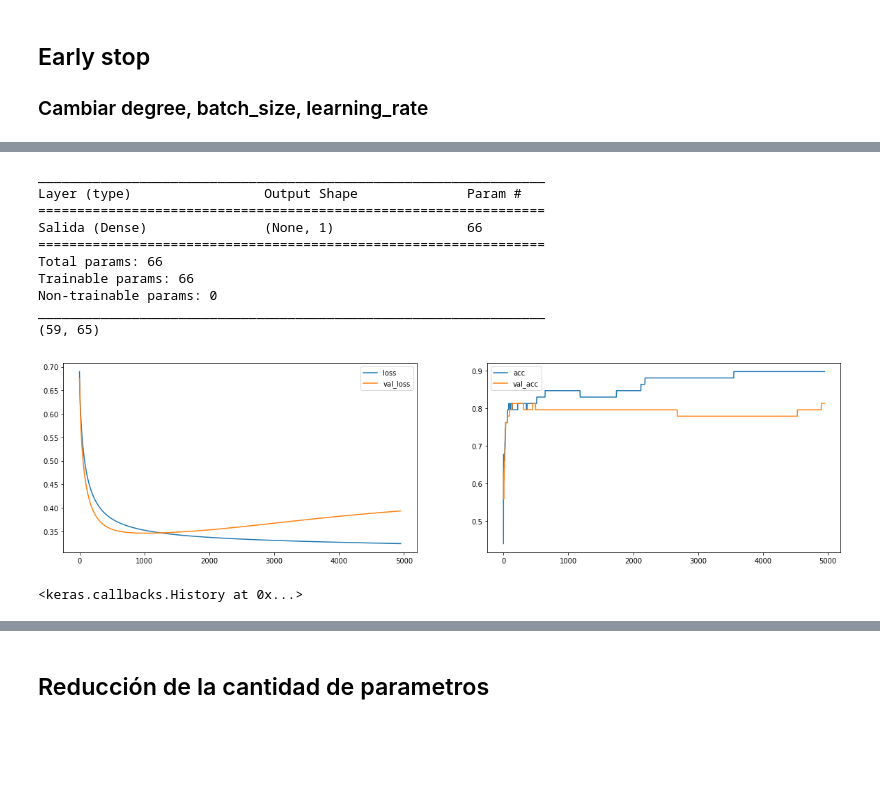
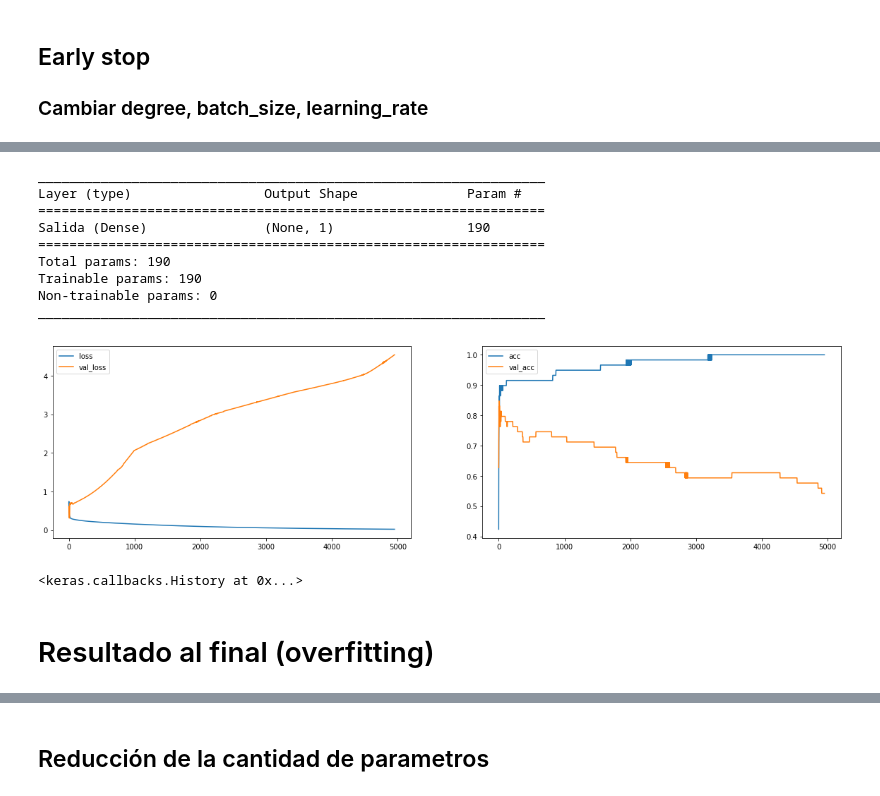
Before and after one commit to lab-ml-itba/4-Regularizacion, a Jupyter notebook: 0-Regularizacion-Teoria.ipynb, the cells around one changed output, grey strips where cells are left out. Saved outputs shown, nothing was run; the diff lists cells and outputs as text; code cells hidden in the pictures; blank space fills up the shorter version.

```diff
--- a/0-Regularizacion-Teoria.ipynb
+++ b/0-Regularizacion-Teoria.ipynb
@@ -85,42 +93,43 @@ from matplotlib import pyplot as plt
 # %%
 def get_basic_model(input_shape, output_size, lr=0.1):
     model = Sequential()
-    sgd = optimizers.SGD(lr=lr)
+    # optim = optimizers.SGD(lr=lr)
+    optim = optimizers.adam(lr=lr)
     model.add(Dense(output_size, input_dim=input_shape,
                     activation='sigmoid',
                     kernel_initializer='normal',
                     name='Salida'
                    ))
-    model.compile(loss = 'binary_crossentropy', optimizer=sgd, metrics=['accuracy'])
+    model.compile(loss = 'binary_crossentropy', optimizer=optim, metrics=['accuracy'])
     return model
 
-degree = 10
-X_train_degree = RHelper.get_polynimial_set(X_train, degree=degree)[:, 1:]
-X_test_degree = RHelper.get_polynimial_set(X_test, degree=degree)[:, 1:]
+degree = 18
+# descarto la primer columna de 1s debido a que el bias lo agrega la red neuronal
+X_train_degree = RHelper.get_polynimial_set(X_train, degree=degree, bias=False)
+X_test_degree = RHelper.get_polynimial_set(X_test, degree=degree, bias=False)
 basic_model = get_basic_model(X_train_degree.shape[1], 1)
 basic_model.summary()
-print(X_train_degree.shape)
 # %% [output]
 _________________________________________________________________
 Layer (type)                 Output Shape              Param #
 =================================================================
-Salida (Dense)               (None, 1)                 66
+Salida (Dense)               (None, 1)                 190
 =================================================================
-Total params: 66
-Trainable params: 66
+Total params: 190
+Trainable params: 190
 Non-trainable params: 0
 _________________________________________________________________
-(59, 65)
 # %%
+checkpointer = ModelCheckpoint(filepath='basic_model_best.hdf5', verbose=0, save_best_only=True)
 plot_losses = PlotLosses(plot_interval=50, evaluate_interval=None, x_val=X_test_degree, y_val_categorical=y_test)
 basic_model = get_basic_model(X_train_degree.shape[1], 1, lr=1)
 basic_model.fit(X_train_degree,
           y_train, batch_size = 59,
           epochs=5000,
           verbose=0,
           validation_data=(X_test_degree, y_test),
-          callbacks=[plot_losses],
+          callbacks=[plot_losses, checkpointer],
          )
 # %% [output]
-[figure, old version]
+[figure, new version]
 <keras.callbacks.History at 0x...>
@@ -126,0 +138,2 @@ basic_model.fit(X_train_degree,
+# %% [markdown]
+# Resultado al final (overfitting)
```
Also changed, not shown: parts of 15 cells of this notebook, 3 other files.
